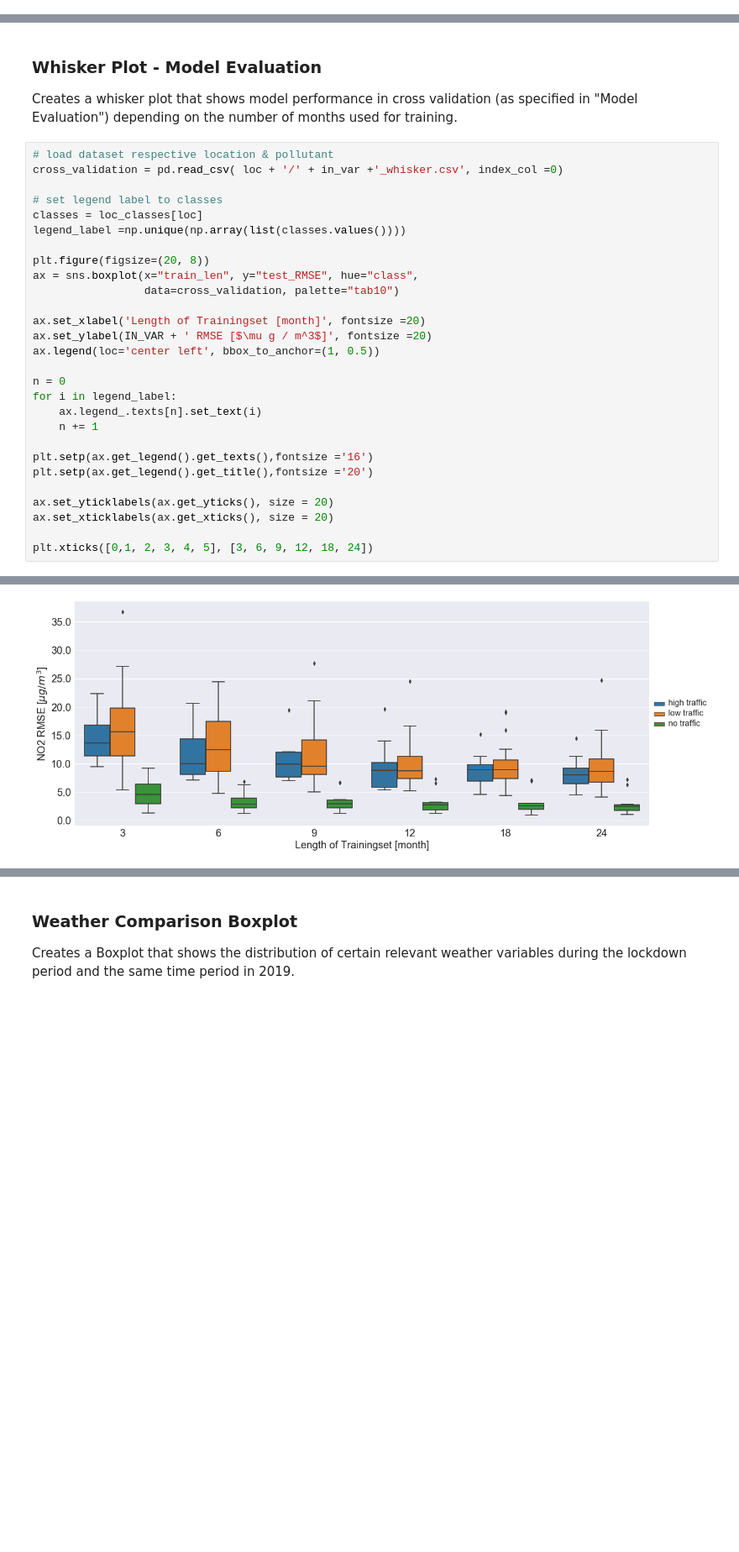
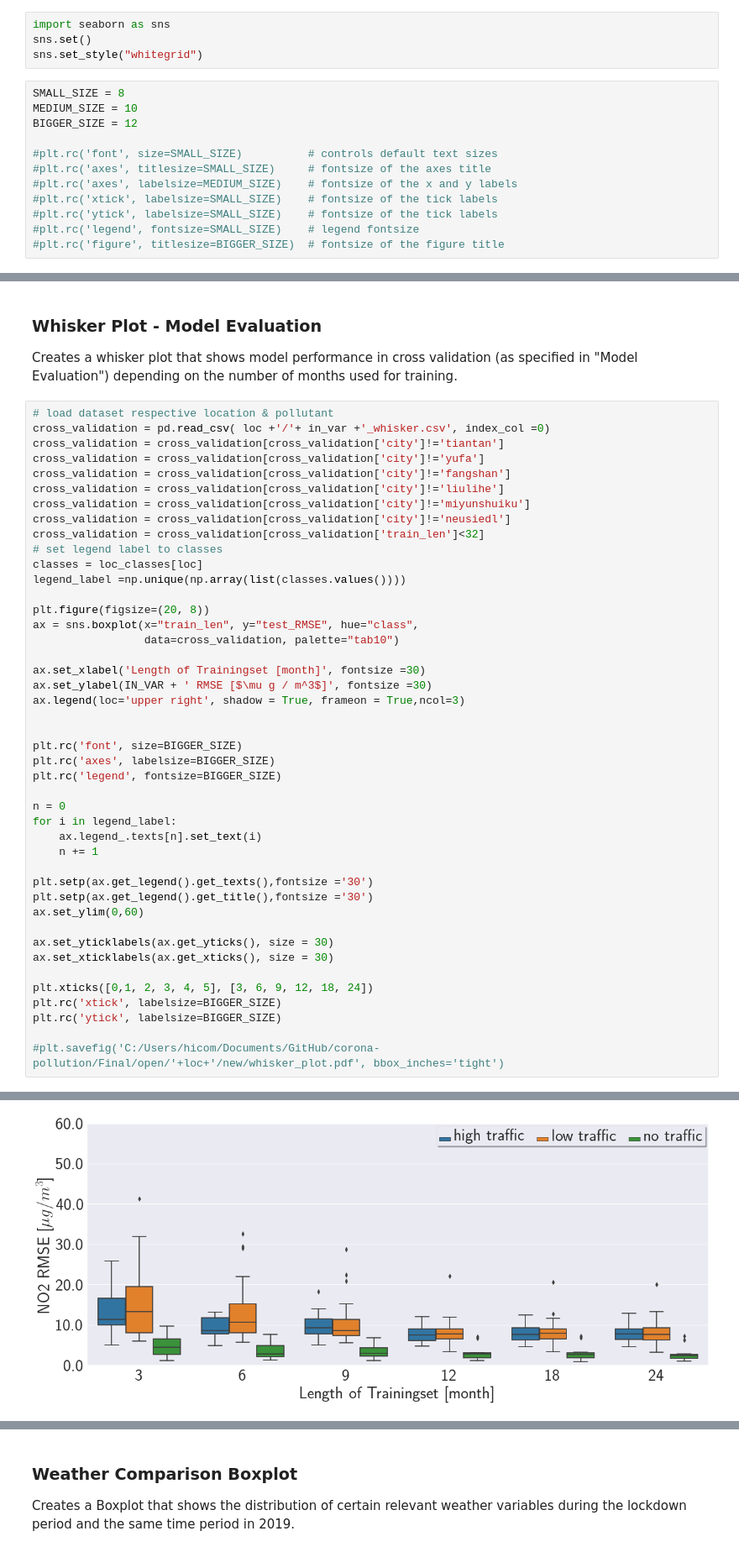
Before and after one commit to johanna-einsiedler/covid-19-air-pollution, a Jupyter notebook: Plots.ipynb, the cells around one changed output, grey strips where cells are left out. Shown at 84% size. Cells and saved outputs as stored; diff of their text form; blank space fills up the shorter version.

```diff
--- a/Plots.ipynb
+++ b/Plots.ipynb
@@ -61,3 +70,19 @@ from dictionaries import starts, ends, che_classes, beijing_classes, wuhan_class
+# %%
+import seaborn as sns
+sns.set()
+sns.set_style("whitegrid")
+# %%
+SMALL_SIZE = 8
+MEDIUM_SIZE = 10
+BIGGER_SIZE = 12
+
+#plt.rc('font', size=SMALL_SIZE)          # controls default text sizes
+#plt.rc('axes', titlesize=SMALL_SIZE)     # fontsize of the axes title
+#plt.rc('axes', labelsize=MEDIUM_SIZE)    # fontsize of the x and y labels
+#plt.rc('xtick', labelsize=SMALL_SIZE)    # fontsize of the tick labels
+#plt.rc('ytick', labelsize=SMALL_SIZE)    # fontsize of the tick labels
+#plt.rc('legend', fontsize=SMALL_SIZE)    # legend fontsize
+#plt.rc('figure', titlesize=BIGGER_SIZE)  # fontsize of the figure title
 # %%
 # define matplotlib stylesheet
 plt.style.use('seaborn')
@@ -102,8 +132,14 @@ weekday      2.0
 Creates a whisker plot that shows model performance in cross validation (as specified in "Model Evaluation") depending on the number of months used for training.
 # %%
 # load dataset respective location & pollutant
-cross_validation = pd.read_csv( loc + '/' + in_var +'_whisker.csv', index_col =0)
-
+cross_validation = pd.read_csv( loc +'/'+ in_var +'_whisker.csv', index_col =0)
+cross_validation = cross_validation[cross_validation['city']!='tiantan']
+cross_validation = cross_validation[cross_validation['city']!='yufa']
+cross_validation = cross_validation[cross_validation['city']!='fangshan']
+cross_validation = cross_validation[cross_validation['city']!='liulihe']
+cross_validation = cross_validation[cross_validation['city']!='miyunshuiku']
+cross_validation = cross_validation[cross_validation['city']!='neusiedl']
+cross_validation = cross_validation[cross_validation['train_len']<32]
 # set legend label to classes
 classes = loc_classes[loc]
 legend_label =np.unique(np.array(list(classes.values())))
@@ -112,20 +148,30 @@ plt.figure(figsize=(20, 8))
 ax = sns.boxplot(x="train_len", y="test_RMSE", hue="class",
                  data=cross_validation, palette="tab10")
 
-ax.set_xlabel('Length of Trainingset [month]', fontsize =20)
-ax.set_ylabel(IN_VAR + ' RMSE [$\mu g / m^3$]', fontsize =20)
-ax.legend(loc='center left', bbox_to_anchor=(1, 0.5))
+ax.set_xlabel('Length of Trainingset [month]', fontsize =30)
+ax.set_ylabel(IN_VAR + ' RMSE [$\mu g / m^3$]', fontsize =30)
+ax.legend(loc='upper right', shadow = True, frameon = True,ncol=3)
+
+
+plt.rc('font', size=BIGGER_SIZE)
+plt.rc('axes', labelsize=BIGGER_SIZE)
+plt.rc('legend', fontsize=BIGGER_SIZE)
 
 n = 0
 for i in legend_label:
     ax.legend_.texts[n].set_text(i)
     n += 1
 
-plt.setp(ax.get_legend().get_texts(),fontsize ='16')
-plt.setp(ax.get_legend().get_title(),fontsize ='20')
+plt.setp(ax.get_legend().get_texts(),fontsize ='30')
+plt.setp(ax.get_legend().get_title(),fontsize ='30')
+ax.set_ylim(0,60)
 
-ax.set_yticklabels(ax.get_yticks(), size = 20)
-ax.set_xticklabels(ax.get_xticks(), size = 20)
+ax.set_yticklabels(ax.get_yticks(), size = 30)
+ax.set_xticklabels(ax.get_xticks(), size = 30)
 
 plt.xticks([0,1, 2, 3, 4, 5], [3, 6, 9, 12, 18, 24])
+plt.rc('xtick', labelsize=BIGGER_SIZE)
+plt.rc('ytick', labelsize=BIGGER_SIZE)
+
+#plt.savefig('C:/Users/hicom/Documents/GitHub/corona-pollution/Final/open/'+loc+'/new/whisker_plot.pdf', bbox_inches='tight')
 # %% [output]
@@ -139 +178 @@ plt.xticks([0,1, 2, 3, 4, 5], [3, 6, 9, 12, 18, 24])
-[figure, old version]
+[figure, new version]
```
Also changed, not shown: parts of 28 cells of this notebook.
